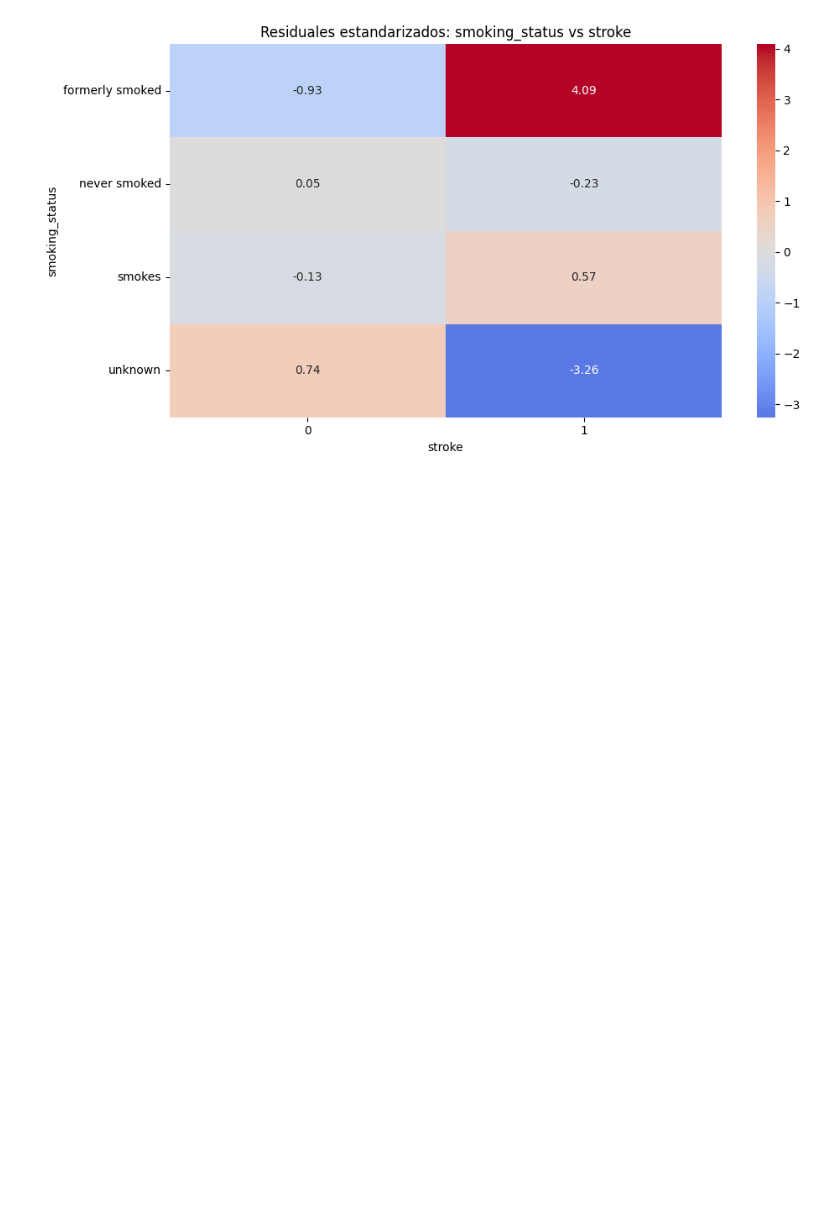
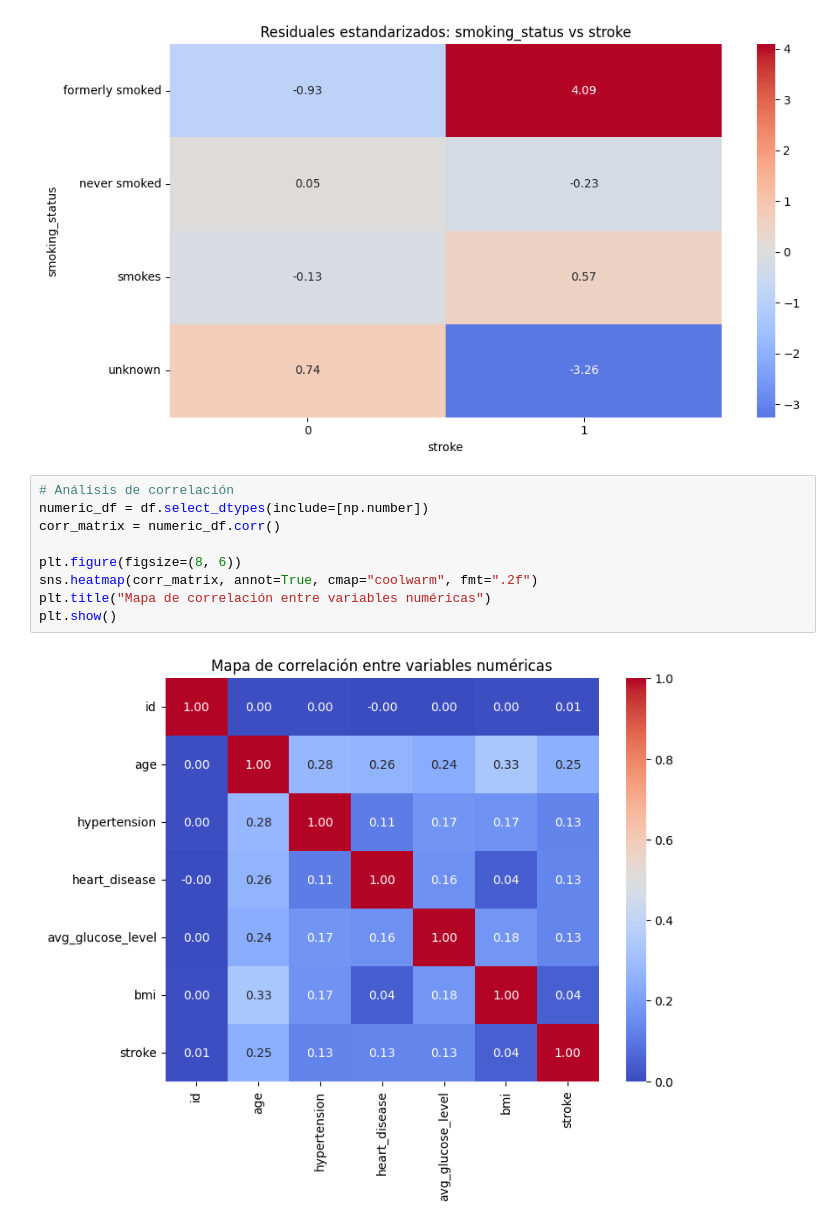
Before and after one commit to DIEGO-ALI/Parcial-01_BigData-20252, a Jupyter notebook: zavithar.ipynb, the cells around one changed output. Drawn from its saved outputs; the diff is of its cells as text; blank space fills up the shorter version.

```diff
--- a/zavithar.ipynb
+++ b/zavithar.ipynb
@@ -285,3 +291,14 @@ if target is not None:
 [figure]
 [Chi-cuadrado] smoking_status vs stroke: chi2=29.15, dof=3, p=2.085e-06
 [figure]
+# %%
+# Análisis de correlación
+numeric_df = df.select_dtypes(include=[np.number])
+corr_matrix = numeric_df.corr()
+
+plt.figure(figsize=(8, 6))
+sns.heatmap(corr_matrix, annot=True, cmap="coolwarm", fmt=".2f")
+plt.title("Mapa de correlación entre variables numéricas")
+plt.show()
+# %% [output]
+[figure, added]
```
Also changed, not shown: parts of 5 cells of this notebook.
